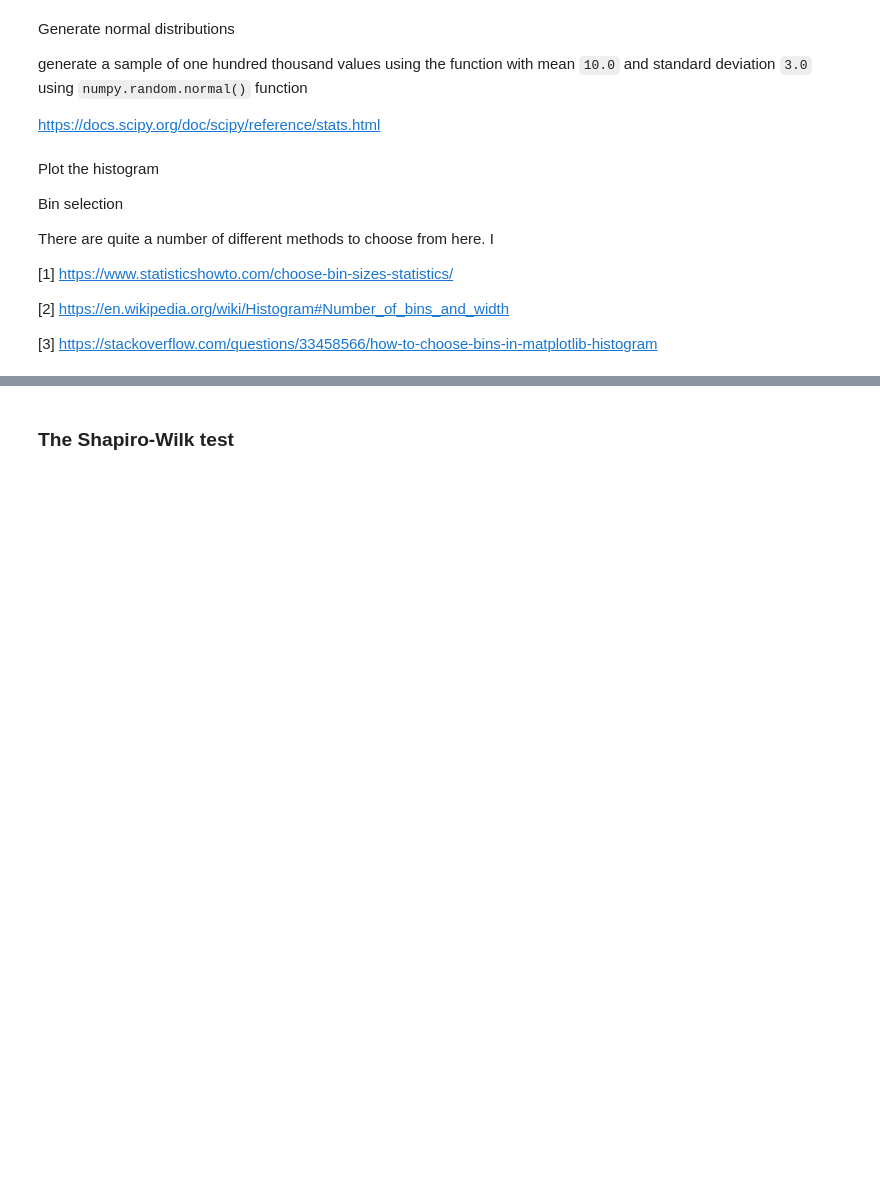
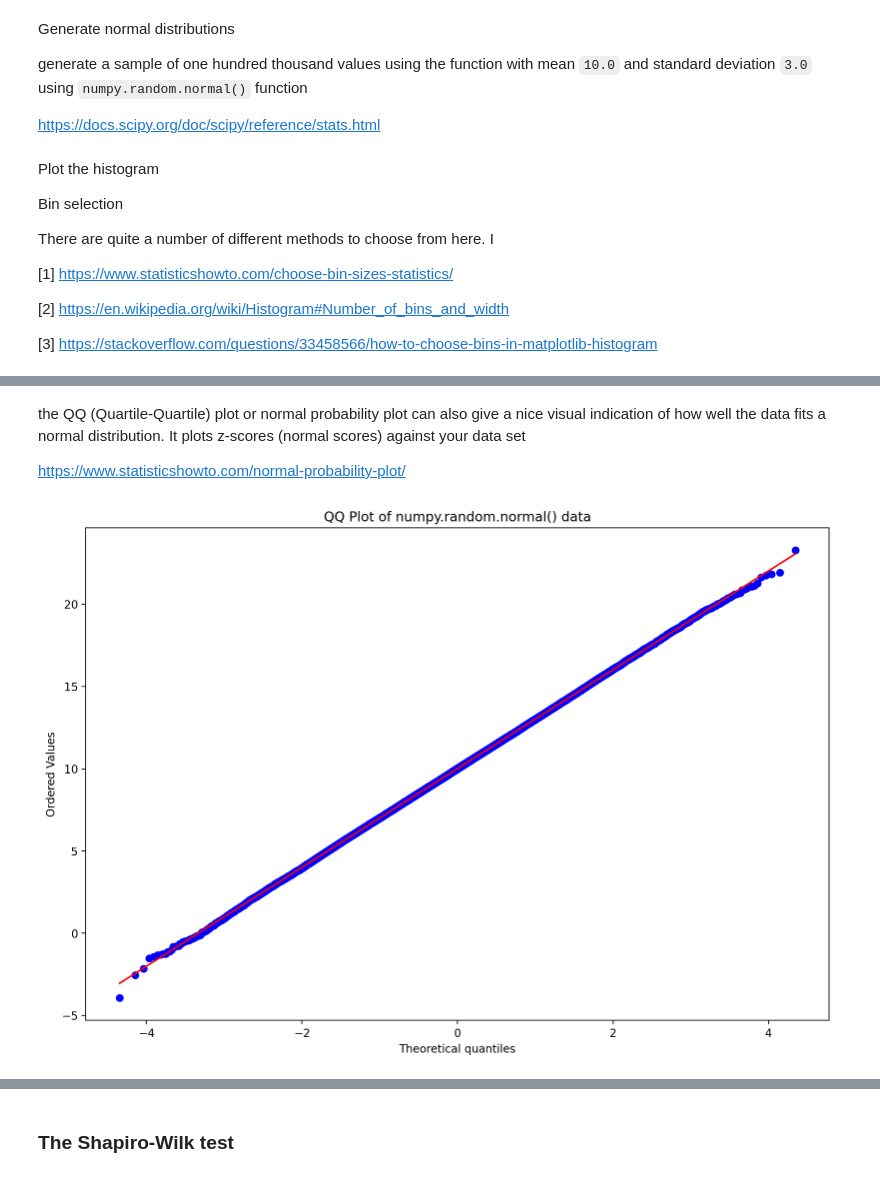
Before and after one commit to shanekeenan/applied_statistics, a Jupyter notebook: tasks.ipynb, the cells around one changed output, grey strips where cells are left out. Cells and saved outputs as stored; diff of their text form; code cells hidden in the pictures; blank space fills up the shorter version.

Commit message:
Tasks:  additional work on Task 3. t-statistic calculation etc.

```diff
--- a/tasks.ipynb
+++ b/tasks.ipynb
@@ -358,0 +360,16 @@ Number of bins chosen: 150
+# %% [markdown]
+the QQ (Quartile-Quartile) plot or normal probability plot can also give a nice visual indication of how well the data fits a normal distribution. It plots z-scores (normal scores) against your data set
+
+https://www.statisticshowto.com/normal-probability-plot/
+# %%
+# Create an empty plot.
+fig, ax = plt.subplots(figsize=(12, 8))
+
+# Create a q-q plot.
+stat.probplot(y_values_norm, dist='norm', plot=ax)
+plt.title("QQ Plot of numpy.random.normal() data")
+
+# Show the QQ plot
+plt.show()
+# %% [output]
+[figure, added]
```
Also changed, not shown: parts of 34 cells of this notebook.
